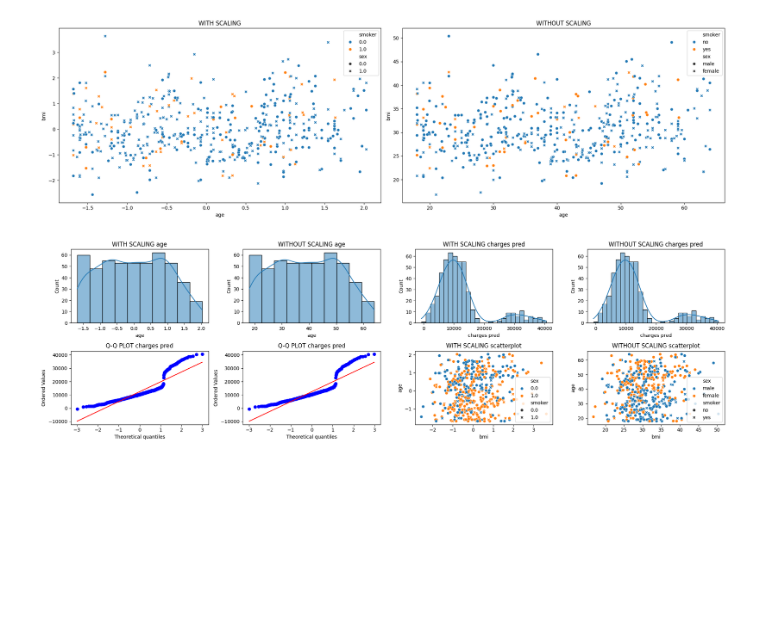
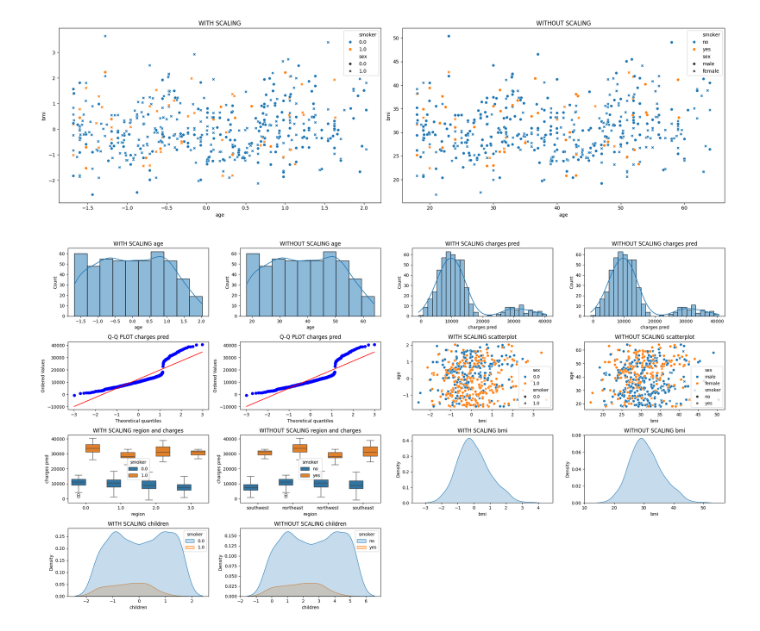
Before and after one commit to Ashura369/Python_and_Data_Science, a Jupyter notebook: 0 ML practice/1 medical insurance price prediction.ipynb, the cells around one changed output. Drawn from its saved outputs; the diff is of its cells as text; code cells hidden in the pictures; blank space fills up the shorter version.

```diff
--- a/0 ML practice/1 medical insurance price prediction.ipynb
+++ b/0 ML practice/1 medical insurance price prediction.ipynb
@@ -255,45 +255,68 @@ plt.show()
 # %%
 df2_y = pd.concat([df2, y], axis=1)
 
-plt.figure(figsize=(20,6))
+plt.figure(figsize=(22,12))
 
-plt.subplot(241)
+plt.subplot(441)
 sns.histplot(data2['age'], kde=True)
 plt.title('WITH SCALING age')
 # When we used OrdinalEncoder, it assigned numbers based on alphabetical order. So here femaele = 0 and male = 1
 # hence i should recommend, when assigning ordinal encoding for plotting you should use manually doing the ordinal encoding
 
-plt.subplot(242)
+plt.subplot(442)
 sns.histplot(df2_y['age'], kde=True)
 plt.title('WITHOUT SCALING age')
 
-plt.subplot(243)
+plt.subplot(443)
 sns.histplot(data2['charges pred'], kde=True)   # completely right skewed
 plt.title('WITH SCALING charges pred')
 
-plt.subplot(244)
+plt.subplot(444)
 sns.histplot(df2_y['charges pred'], kde=True)   # completely right skewed
 plt.title('WITHOUT SCALING charges pred')
 
-plt.subplot(245)
+plt.subplot(445)
 stats.probplot(data2['charges pred'], dist='norm', plot=plt)    # QQ PLOT IS NOT APPLIED ANY SCALING
 plt.title('Q-Q PLOT charges pred')
 
-plt.subplot(246)
+plt.subplot(446)
 stats.probplot(df2_y['charges pred'], dist='norm', plot=plt)    # QQ PLOT IS NOT APPLIED ANY SCALING
 plt.title('Q-Q PLOT charges pred')
 
-plt.subplot(247)
+plt.subplot(447)
 sns.scatterplot(data2, x='bmi', y='age', hue='sex', style='smoker')
 plt.title('WITH SCALING scatterplot')
 
-plt.subplot(248)
+plt.subplot(448)
 sns.scatterplot(df2_y, x='bmi', y='age', hue='sex', style='smoker')
 plt.title('WITHOUT SCALING scatterplot')
 
+plt.subplot(449)
+sns.boxplot(data2, x='region', y='charges pred', hue='smoker')      # as we can see from the diagram below, the insurance price for the smokers are way higher than the non-smokers
+plt.title('WITH SCALING region and charges')
 
+plt.subplot(4,4,10)
+sns.boxplot(df2_y, x='region', y='charges pred', hue='smoker')      # as we can see from the diagram below, the insurance price for the smokers are way higher than the non-smokers
+plt.title('WITHOUT SCALING region and charges')
+
+
+plt.subplot(4,4,11)
+sns.kdeplot(data2['bmi'], fill=True)
+plt.title('WITH SCALING bmi')
+
+plt.subplot(4,4,12)
+sns.kdeplot(df2_y['bmi'], fill=True)    # you cant use 'hue' here, to use hue you need to plot the dataframe name and also you have to mention the column name for x axis
+plt.title('WITHOUT SCALING bmi')
+
+plt.subplot(4,4,13)
+sns.kdeplot(data=data2, x='children', hue='smoker', fill=True)
+plt.title('WITH SCALING children')
+
+plt.subplot(4,4,14)
+sns.kdeplot(data=df2_y, x='children', hue='smoker', fill=True)
+plt.title('WITHOUT SCALING children')
 
 plt.tight_layout()
 plt.show()
 # %% [output]
-[figure, old version]
+[figure, new version]
```
Also changed, not shown: 2 other files.
